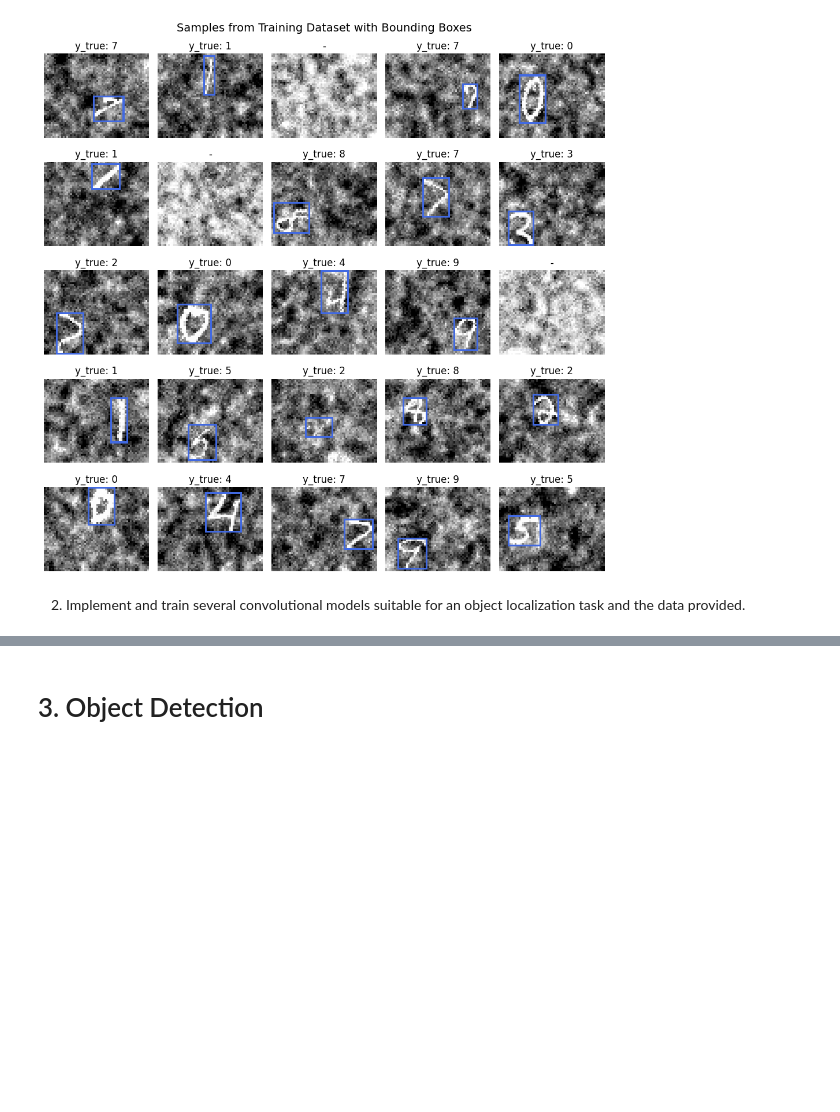
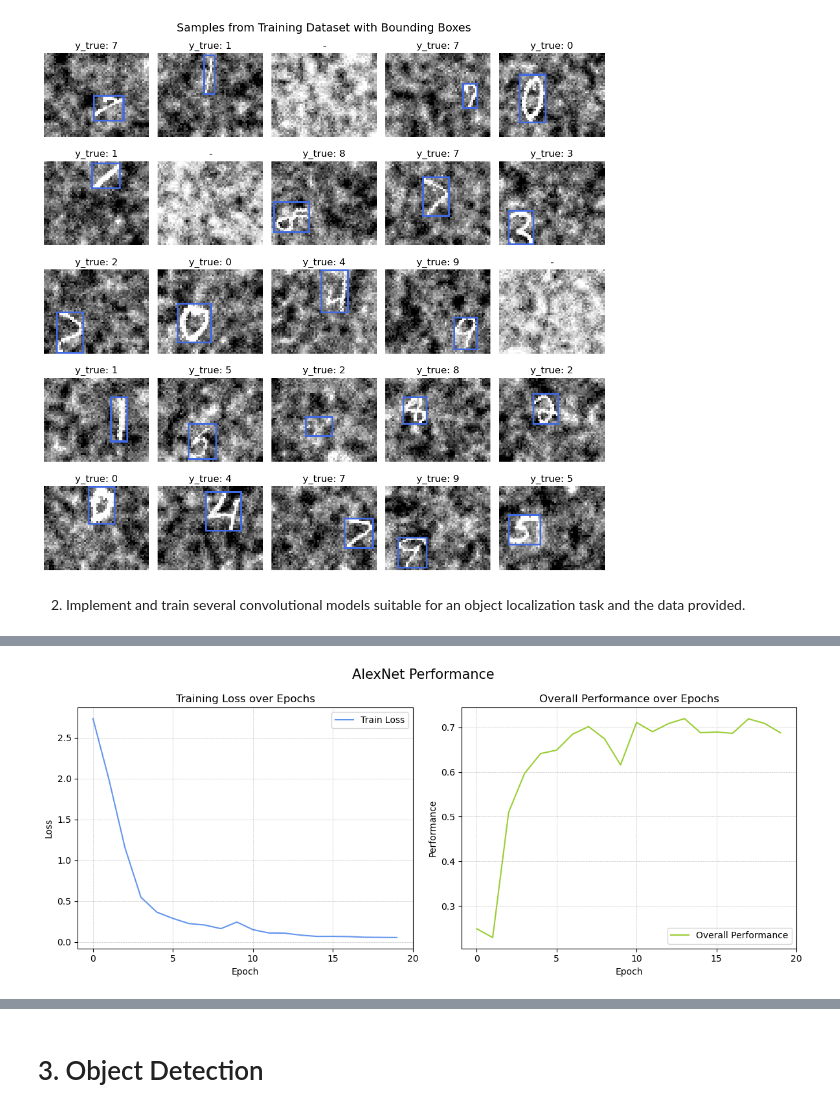
Before and after one commit to kuimetra/deep_learning, a Jupyter notebook: Project 2/main.ipynb, the cells around one changed output, grey strips where cells are left out. Drawn from its saved outputs; the diff is of its cells as text; code cells hidden in the pictures; blank space fills up the shorter version.

```diff
--- a/Project 2/main.ipynb
+++ b/Project 2/main.ipynb
@@ -420,0 +550,4 @@ plot_model_performance(n_epochs, lenet5_train_losses, lenet5_overall_performance
+# %%
+plot_model_performance(n_epochs, AlexNet_train_losses, AlexNet_overall_performances, model_name="AlexNet")
+# %% [output]
+[figure, added]
```
Also changed, not shown: parts of 17 cells of this notebook, 6 other files.
